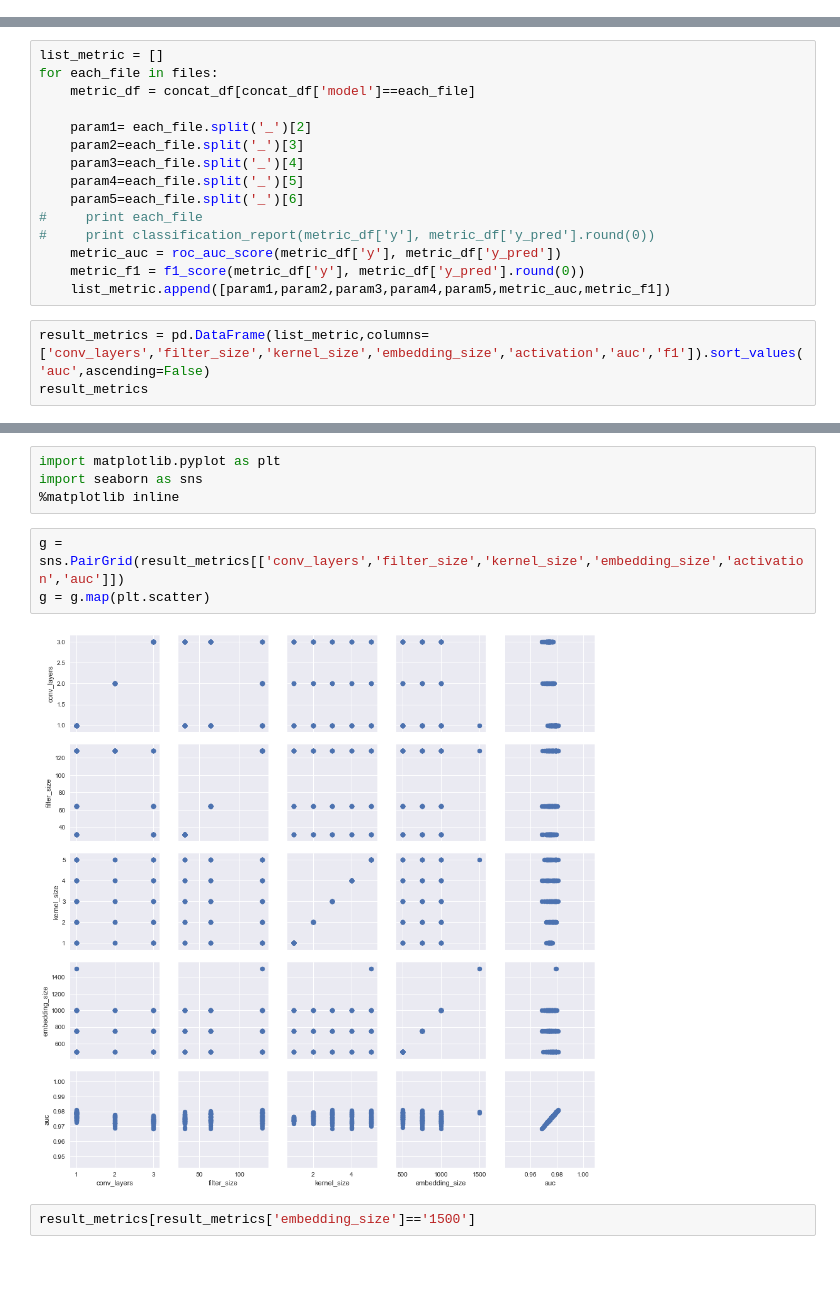
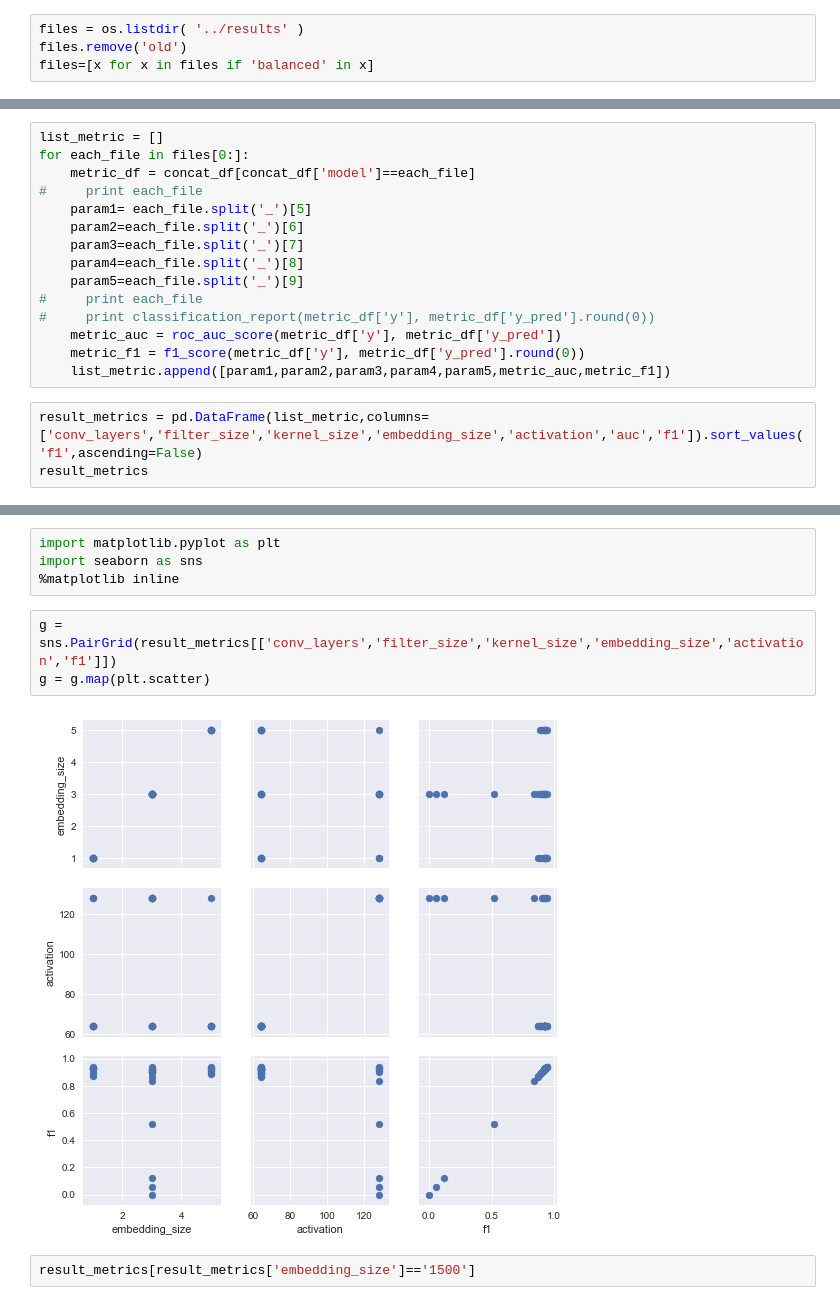
Before and after one commit to nabusman/W266-Final-Project, a Jupyter notebook: code/CNN_accuracy_metrics.ipynb, the cells around one changed output, grey strips where cells are left out. Drawn from its saved outputs; the diff is of its cells as text; blank space fills up the shorter version.

Commit message:
latest result

```diff
--- a/code/CNN_accuracy_metrics.ipynb
+++ b/code/CNN_accuracy_metrics.ipynb
@@ -12,3 +10,7 @@ files = os.listdir( '../results' )
+# %%
+files = os.listdir( '../results' )
+files.remove('old')
+files=[x for x in files if 'balanced' in x]
 # %%
 concat_df = pd.DataFrame()
 for each_file in files:
@@ -31,20 +29,20 @@ each_file.split('_')[3]
 # %%
 list_metric = []
-for each_file in files:
+for each_file in files[0:]:
     metric_df = concat_df[concat_df['model']==each_file]
-
-    param1= each_file.split('_')[2]
-    param2=each_file.split('_')[3]
-    param3=each_file.split('_')[4]
-    param4=each_file.split('_')[5]
-    param5=each_file.split('_')[6]
+#     print each_file
+    param1= each_file.split('_')[5]
+    param2=each_file.split('_')[6]
+    param3=each_file.split('_')[7]
+    param4=each_file.split('_')[8]
+    param5=each_file.split('_')[9]
 #     print each_file
 #     print classification_report(metric_df['y'], metric_df['y_pred'].round(0))
     metric_auc = roc_auc_score(metric_df['y'], metric_df['y_pred'])
     metric_f1 = f1_score(metric_df['y'], metric_df['y_pred'].round(0))
     list_metric.append([param1,param2,param3,param4,param5,metric_auc,metric_f1])
 # %%
-result_metrics = pd.DataFrame(list_metric,columns=['conv_layers','filter_size','kernel_size','embedding_size','activation','auc','f1']).sort_values('auc',ascending=False)
+result_metrics = pd.DataFrame(list_metric,columns=['conv_layers','filter_size','kernel_size','embedding_size','activation','auc','f1']).sort_values('f1',ascending=False)
 result_metrics
 # %% [output]
 |  | conv_layers | filter_size | kernel_size | embedding_size | activation | auc | f1 |
@@ -70,10 +111,10 @@ import matplotlib.pyplot as plt
 import seaborn as sns
 %matplotlib inline
 # %%
-g = sns.PairGrid(result_metrics[['conv_layers','filter_size','kernel_size','embedding_size','activation','auc']])
+g = sns.PairGrid(result_metrics[['conv_layers','filter_size','kernel_size','embedding_size','activation','f1']])
 g = g.map(plt.scatter)
 # %% [output]
-[figure, old version]
+[figure, new version]
 # %%
 result_metrics[result_metrics['embedding_size']=='1500']
 # %% [output]
```
Also changed, not shown: parts of 6 cells of this notebook.
